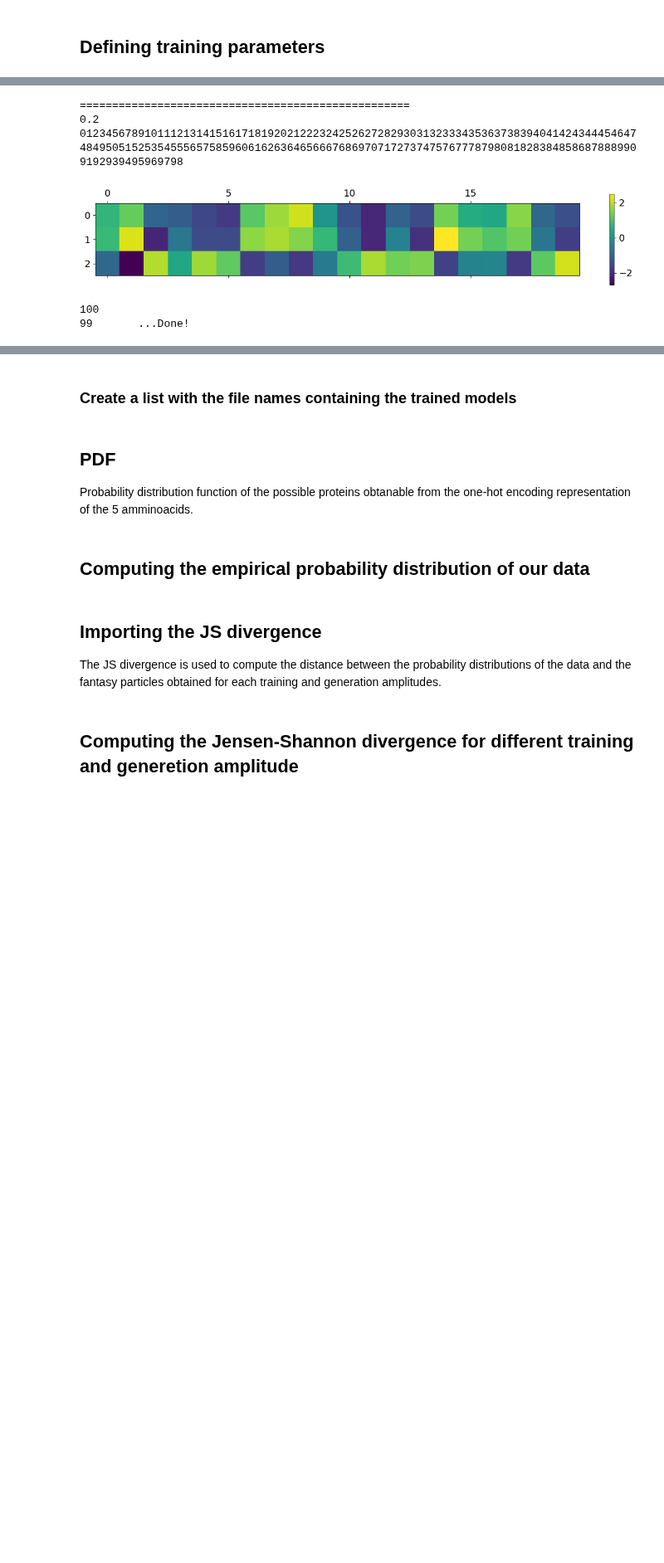
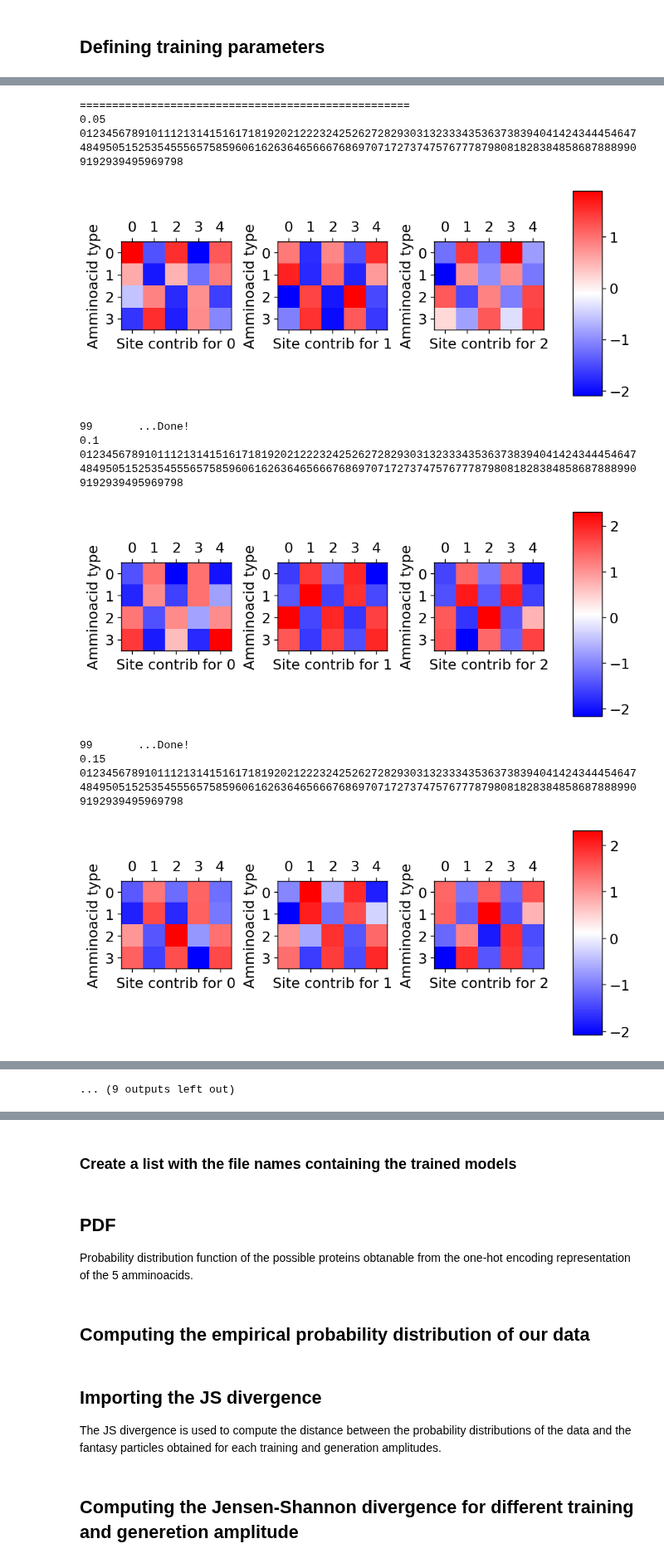
Before and after one commit to threeblueonebrowneyes/lcpb-homework, a Jupyter notebook: HW_02/Unified_group2305_exercise2.ipynb, the cells around one changed output, grey strips where cells are left out. Shown at 83% size. Drawn from its saved outputs; the diff is of its cells as text; code cells hidden in the pictures; blank space fills up the shorter version.

```diff
--- a/HW_02/Unified_group2305_exercise2.ipynb
+++ b/HW_02/Unified_group2305_exercise2.ipynb
@@ -442,18 +396,20 @@ mini_batch = 500
 Loglikelihood_calculation = True
 Loglikelihood = np.zeros((len(amp_list), n_epochs))
 
-# train model
+# train model for different amplitudes in amp_list
 print('===================================================')
 for i, amp in enumerate(amp_list):
 
+    #RBM initialization
     rbm = boltzmanmachine(L,M,sigma,vmin=vmin, spin=spin)
     print(amp, end=' ')
 
+    #numpy vectors for the computation of the Loglikelihood
     Loglikelihood = np.zeros(n_epochs)
     E_list = np.zeros(n_epochs)
     Z_list = np.zeros(n_epochs)
+
     for epoch in range(n_epochs):
-        # aggregate normalization of batch statistics and learning rate
         for k in range(N):
             rbm.train(data=v[k],
                       learning_rate=l_rate,
@@ -461,42 +417,63 @@ for i, amp in enumerate(amp_list):
                       n_contrastive_div=cdn,
                       Amp_training=amp,
                       Algorithm=Algorithm)
 
-            #Loglikelihood
+        #Loglikelihood calculation
         if Loglikelihood_calculation==True:
-            h_loglikelihood = np.zeros((10000,3))
+
+            #positive phase at the end of the epoch used for evaluation of the Energy
+            h_loglikelihood = np.zeros((N,M))
             for j in range(N):
                 h_loglikelihood[j] = rbm.positive(v_data[j], Amp=amp)
 
             E_var = 0
             for i, h_i in enumerate(h_loglikelihood):
-                E_var += -(np.dot(v_data[i], np.dot(rbm.w, h_i))+np.dot(rbm.a,v_data[i])+np.dot(rbm.b,h_i))*GAP*amp
+                #E_var += -(np.dot(v_data[i], np.dot(rbm.w, h_i))+np.dot(rbm.a,v_data[i])+np.dot(rbm.b,h_i))*GAP*amp
+                E_var += E(v_data[i], h_i, rbm.w, rbm.a, rbm.b)*GAP*amp
             mean_E = E_var/N
             Z_var = Z(possible_v, possible_h, rbm.w, rbm.a, rbm.b, amp)
             Loglikelihood[epoch] = - mean_E - np.log(Z_var)
-            E_list[epoch] = mean_E
-            Z_list[epoch] = np.log(Z_var)
 
 
         # randomize the order of input data
         np.random.shuffle(v)
+
+        #plot the weights for each hidden units
         if epoch==n_epochs-1:
-            plt.matshow(rbm.w.T)
-            plt.colorbar()
+
+            #save Loglikelihood in a file
+            np.savez('Models/Loglikelihood/Loglikelihood'+'_'+str(amp).replace('.','')+'.npz', Loglikelihood=Loglikelihood)
+
+            fig, ax = plt.subplots(nrows=1, ncols=M, figsize=(8,4), dpi=120)
+            fig.tight_layout()
+
+            ww = rbm.w.reshape((5,4,M))
+            for h in range(M):
+                c=ax[h].matshow(ww[:,:,h].T, cmap='bwr')
+                ax[h].set_xlabel('Site contrib for '+str(h))
+                ax[h].set_ylabel('Amminoacid type')
+
+            fig.subplots_adjust(right=0.8)
+            cbar_ax = fig.add_axes([0.85, 0.15, 0.05, 0.7])
+            fig.colorbar(c, cax=cbar_ax)
             plt.show()
-            print(epoch+1)
         print(epoch, end='')
 
+    #save the parameters of the RBM obtained from the training
     if spin:
         file_name='Models/'+str(Algorithm)+'_'+str(amp).replace('.','')+'_'+str(cdn)+'_spin'+'.npz'
     else:
         file_name='Models/'+str(Algorithm)+'_'+str(amp).replace('.','')+'_'+str(cdn)+'.npz'
     rbm.save_model(file_name)
 
     print(' \t ...Done!')
 # %% [output]
 ===================================================
-0.2 01234567891011121314151617181920212223242526272829303132333435363738394041424344454647484950515253545556575859606162636465666768697071727374757677787980818283848586878889909192939495969798
+0.05 01234567891011121314151617181920212223242526272829303132333435363738394041424344454647484950515253545556575859606162636465666768697071727374757677787980818283848586878889909192939495969798
-[figure, old version]
+[figure, new version]
-100
 99       ...Done!
+0.1 01234567891011121314151617181920212223242526272829303132333435363738394041424344454647484950515253545556575859606162636465666768697071727374757677787980818283848586878889909192939495969798
+[figure, added]
+99       ...Done!
+0.15 01234567891011121314151617181920212223242526272829303132333435363738394041424344454647484950515253545556575859606162636465666768697071727374757677787980818283848586878889909192939495969798
+[figure, added]
@@ -502,0 +489 @@ for i, amp in enumerate(amp_list):
+... (9 outputs left out)
```
Also changed, not shown: parts of 30 cells of this notebook, 10 other files.
